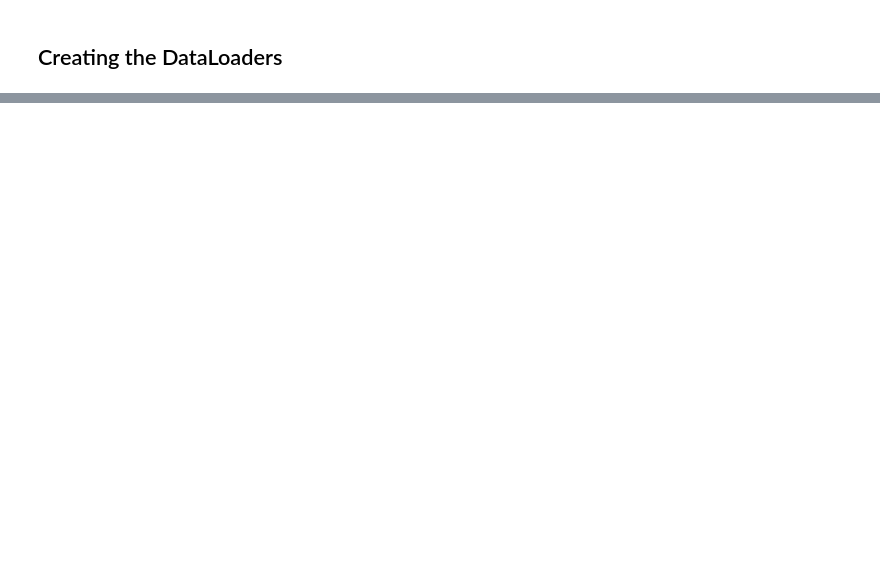
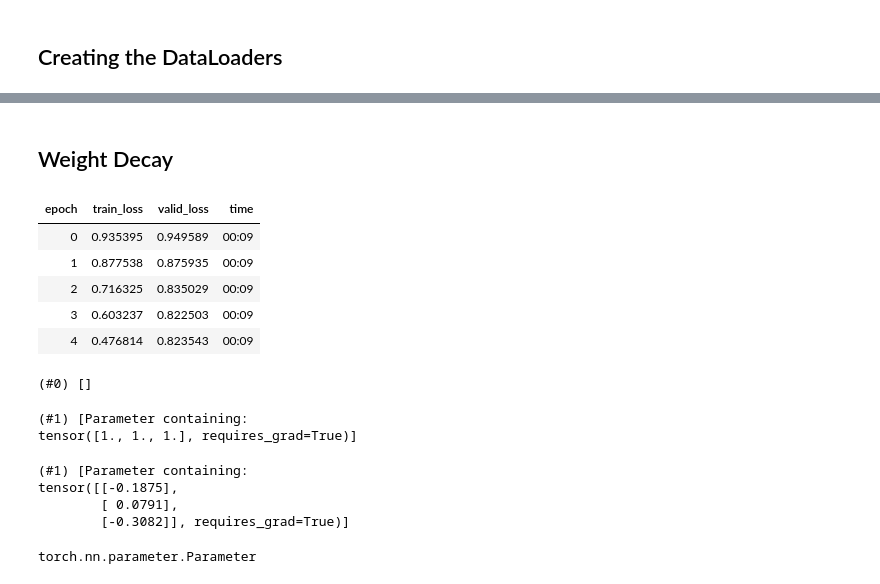
Before and after one commit to bwbelljr/fastaiv2, a Jupyter notebook: Chapter 8.ipynb, the cells around one changed output, grey strips where cells are left out. Saved outputs shown, nothing was run; the diff lists cells and outputs as text; code cells hidden in the pictures; blank space fills up the shorter version.

```diff
--- a/Chapter 8.ipynb
+++ b/Chapter 8.ipynb
@@ -35,0 +206,13 @@ user1.dot(casablanca)
+# %% [markdown]
+## Weight Decay
+# %%
+model = DotProductBias(n_users, n_movies, 50)
+learn = Learner(dls, model, loss_func=MSELossFlat())
+learn.fit_one_cycle(5, 5e-3, wd=0.1)
+# %% [output]
+| epoch | train_loss | valid_loss | time |
+| 0 | 0.935395 | 0.949589 | 00:09 |
+| 1 | 0.877538 | 0.875935 | 00:09 |
+| 2 | 0.716325 | 0.835029 | 00:09 |
+| 3 | 0.603237 | 0.822503 | 00:09 |
+| 4 | 0.476814 | 0.823543 | 00:09 |
@@ -35,0 +223,29 @@ user1.dot(casablanca)
+# %%
+L(T().parameters())
+# %% [output]
+(#0) []
+# %%
+class T(Module):
+  def __init__(self):
+    self.a = nn.Parameter(torch.ones(3))
+
+L(T().parameters())
+# %% [output]
+(#1) [Parameter containing:
+tensor([1., 1., 1.], requires_grad=True)]
+# %%
+class T(Module):
+  def __init__(self):
+    self.a = nn.Linear(1, 3, bias=False)
+
+t = T()
+L(t.parameters())
+# %% [output]
+(#1) [Parameter containing:
+tensor([[-0.1875],
+        [ 0.0791],
+        [-0.3082]], requires_grad=True)]
+# %%
+type(t.a.weight)
+# %% [output]
+torch.nn.parameter.Parameter
```
Also changed, not shown: parts of 22 cells of this notebook.
